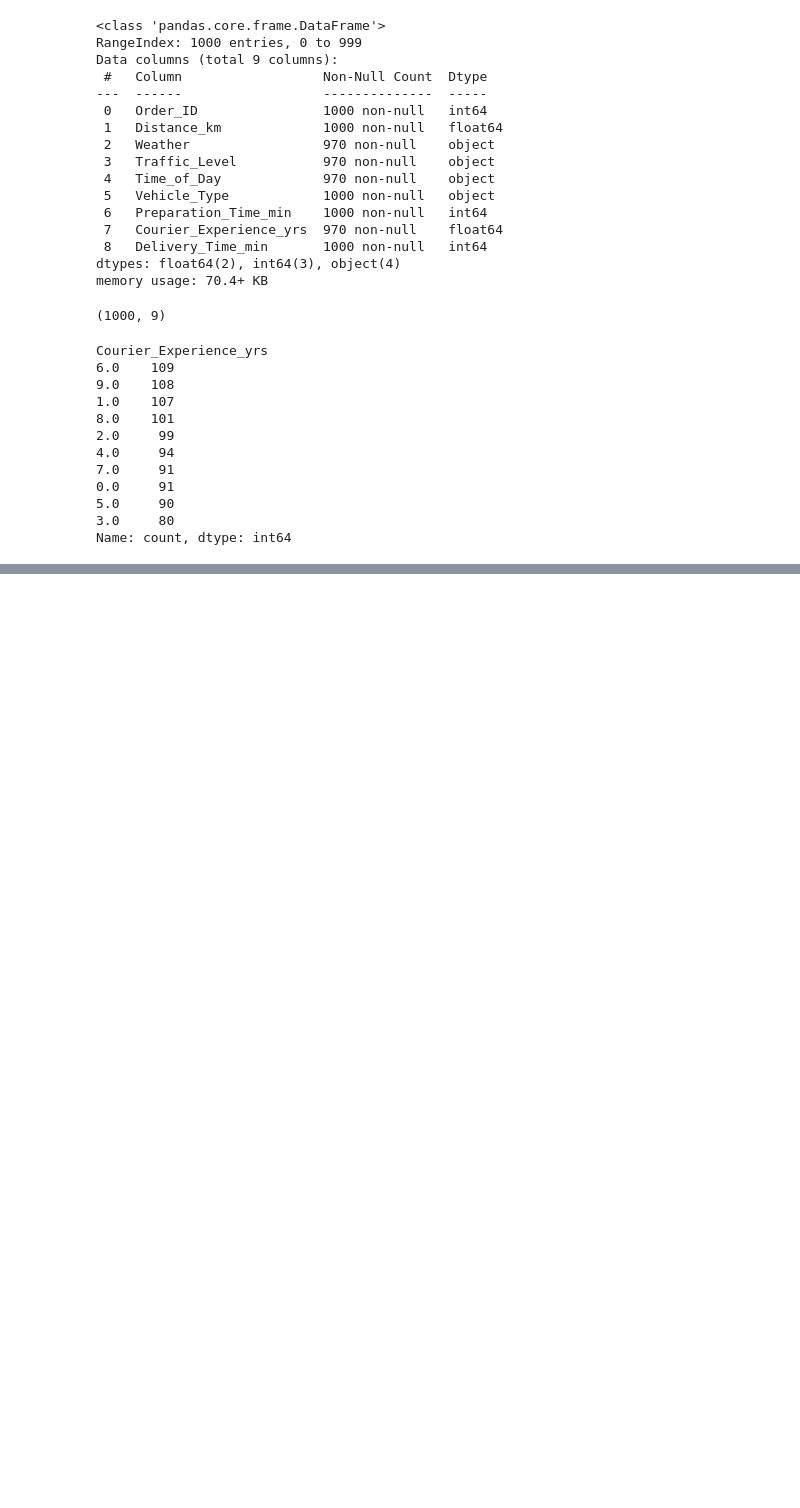
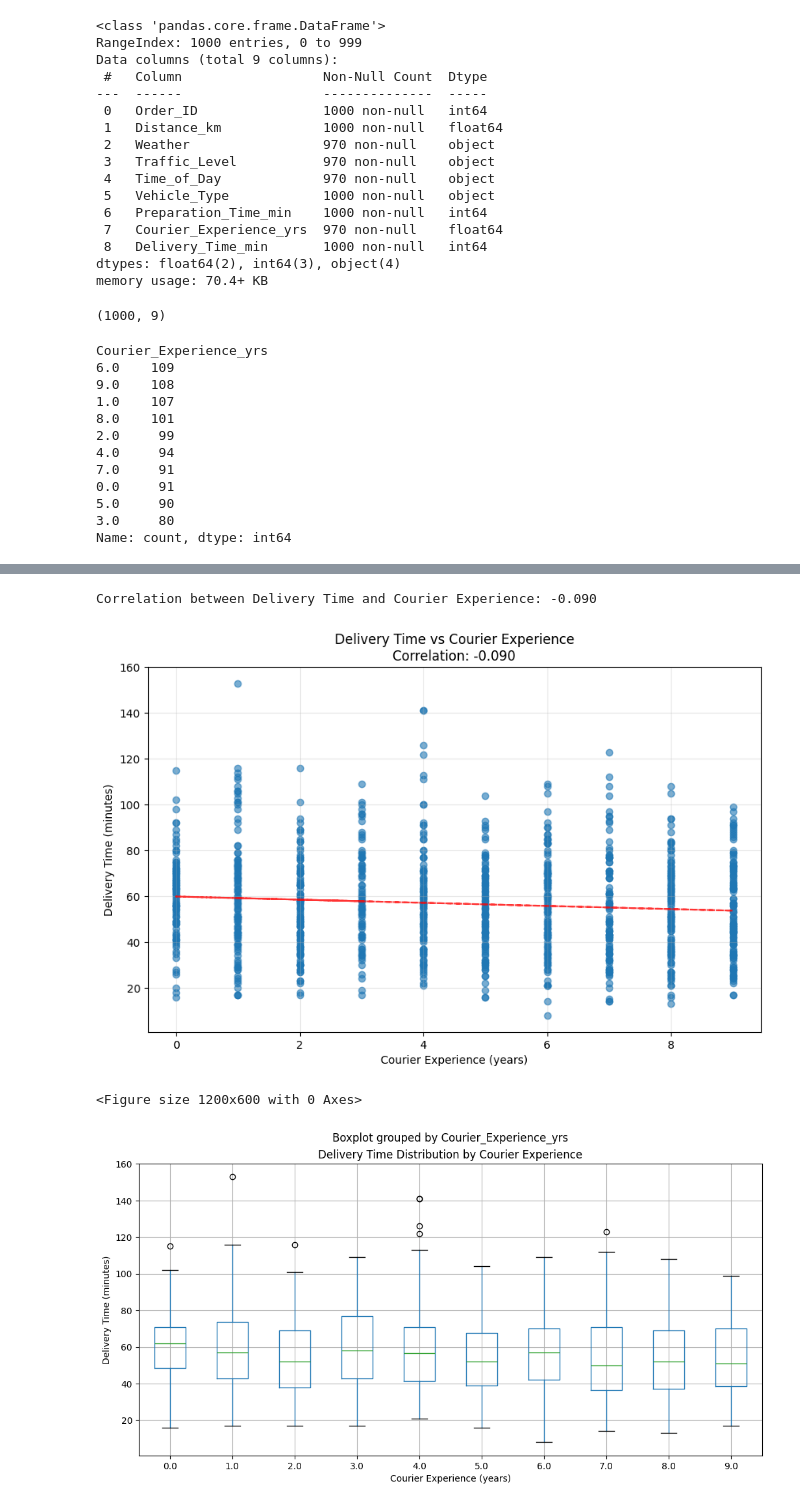
Before and after one commit to LukeOpany/food_delivery_timelines, a Jupyter notebook: deliverytines.ipynb, the cells around one changed output, grey strips where cells are left out. Saved outputs shown, nothing was run; the diff lists cells and outputs as text; code cells hidden in the pictures; blank space fills up the shorter version.

```diff
--- a/deliverytines.ipynb
+++ b/deliverytines.ipynb
@@ -67,0 +80,35 @@ Name: count, dtype: int64
+# %%
+# Remove missing values for correlation analysis
+clean_data = df[['Delivery_Time_min', 'Courier_Experience_yrs']].dropna()
+
+# Calculate correlation coefficient
+correlation = clean_data['Delivery_Time_min'].corr(clean_data['Courier_Experience_yrs'])
+print(f"Correlation between Delivery Time and Courier Experience: {correlation:.3f}")
+
+# Create scatter plot
+plt.figure(figsize=(10, 6))
+plt.scatter(clean_data['Courier_Experience_yrs'], clean_data['Delivery_Time_min'], alpha=0.6)
+plt.xlabel('Courier Experience (years)')
+plt.ylabel('Delivery Time (minutes)')
+plt.title(f'Delivery Time vs Courier Experience\nCorrelation: {correlation:.3f}')
+
+# Add trend line
+z = np.polyfit(clean_data['Courier_Experience_yrs'], clean_data['Delivery_Time_min'], 1)
+p = np.poly1d(z)
+plt.plot(clean_data['Courier_Experience_yrs'], p(clean_data['Courier_Experience_yrs']), "r--", alpha=0.8)
+
+plt.grid(True, alpha=0.3)
+plt.show()
+
+# Group by experience levels for boxplot
+plt.figure(figsize=(12, 6))
+df.boxplot(column='Delivery_Time_min', by='Courier_Experience_yrs', figsize=(12, 6))
+plt.title('Delivery Time Distribution by Courier Experience')
+plt.xlabel('Courier Experience (years)')
+plt.ylabel('Delivery Time (minutes)')
+plt.show()
+# %% [output]
+Correlation between Delivery Time and Courier Experience: -0.090
+[figure, added]
+<Figure size 1200x600 with 0 Axes>
+[figure, added]
```
Also changed, not shown: parts of 8 cells of this notebook.
